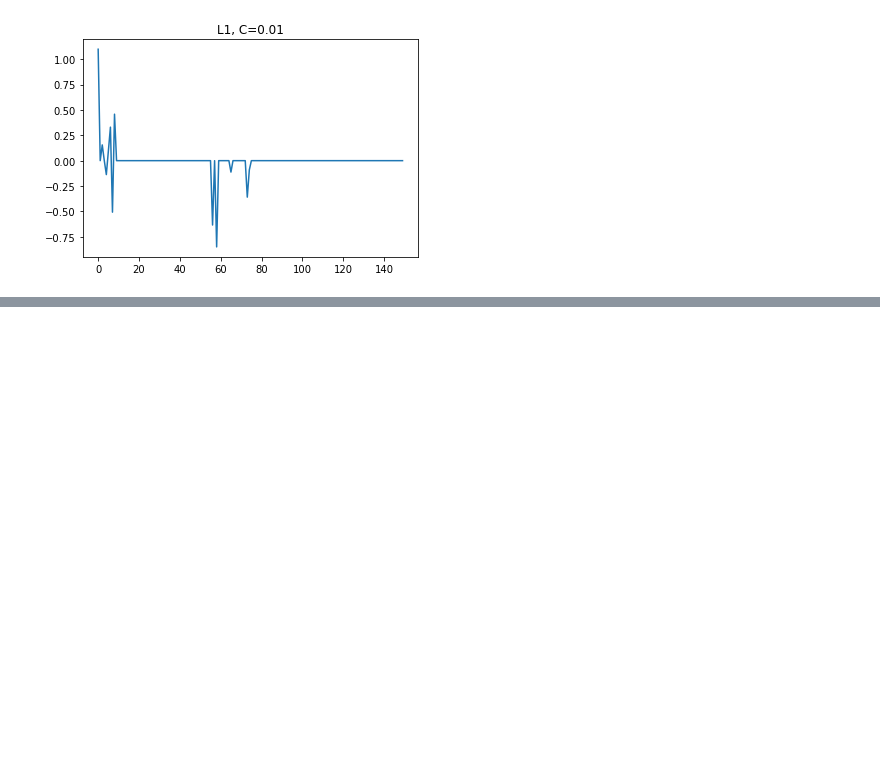
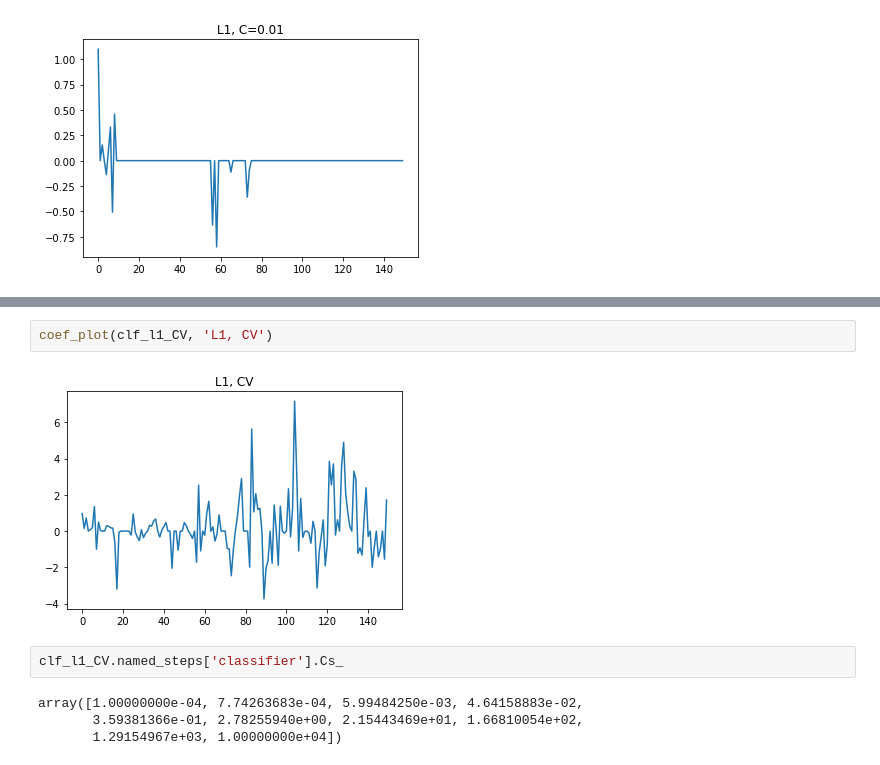
Before and after one commit to OsarodionOdion/skClassModels, a Jupyter notebook: skclass_models_hs.ipynb, the cells around one changed output, grey strips where cells are left out. Drawn from its saved outputs; the diff is of its cells as text; blank space fills up the shorter version.

```diff
--- a/skclass_models_hs.ipynb
+++ b/skclass_models_hs.ipynb
@@ -536,0 +575,10 @@ coef_plot(clf_l1_C01, 'L1, C=0.01')
+# %%
+coef_plot(clf_l1_CV, 'L1, CV')
+# %% [output]
+[figure, added]
+# %%
+clf_l1_CV.named_steps['classifier'].Cs_
+# %% [output]
+array([1.00000000e-04, 7.74263683e-04, 5.99484250e-03, 4.64158883e-02,
+       3.59381366e-01, 2.78255940e+00, 2.15443469e+01, 1.66810054e+02,
+       1.29154967e+03, 1.00000000e+04])
```
Also changed, not shown: parts of 24 cells of this notebook.
